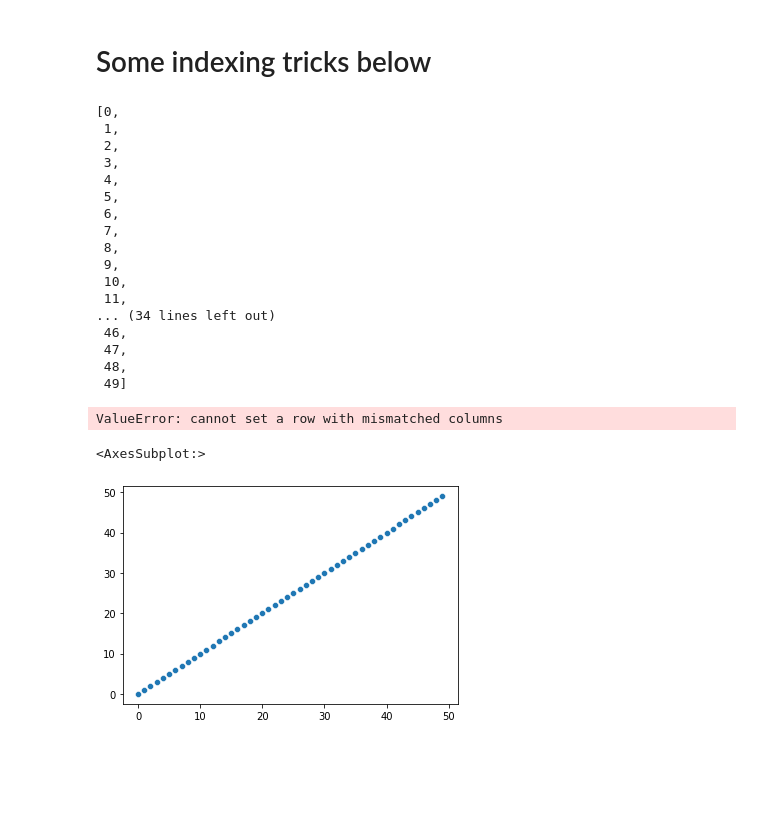
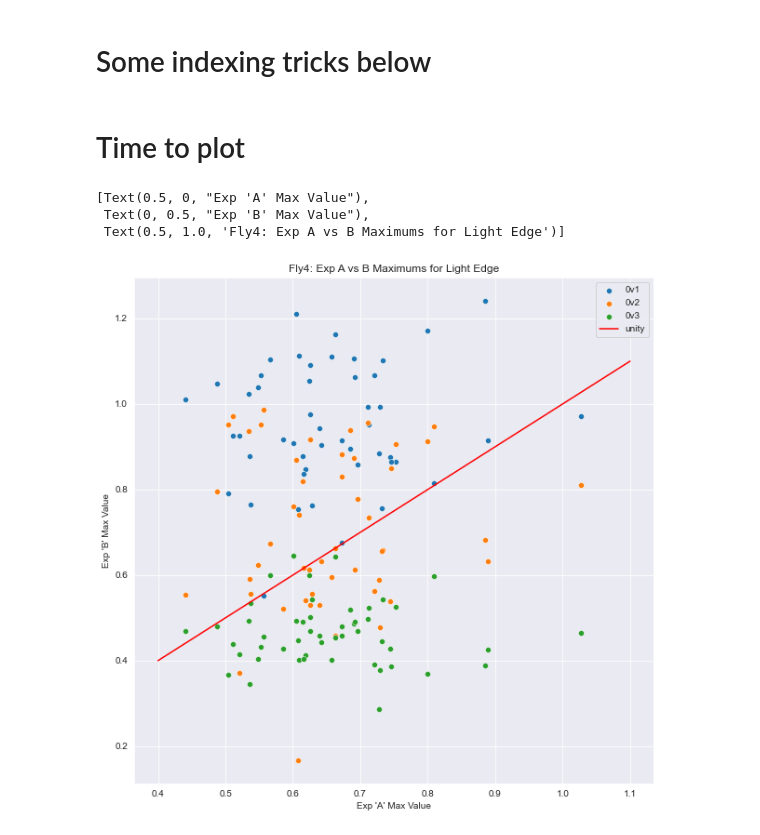
Before and after one commit to Biofall/two_photon_analysis, a Jupyter notebook: notebooks/asta_addition.ipynb, the cells around one changed output. Drawn from its saved outputs; the diff is of its cells as text; code cells hidden in the pictures; blank space fills up the shorter version.

Commit message:
Scatterplots!
Got scatterplots working for various exp condition comparisons

```diff
--- a/notebooks/asta_addition.ipynb
+++ b/notebooks/asta_addition.ipynb
@@ -427,5 +406,5 @@ def getFilteredTrialsFromHDF5(file_location, hdf5_name, series_number, roi_name,
 # %%
-def getStatsFromEpochResponse(expts, query_item):
+def getStatsFromEpochResponse(expts, query_item, fly_ID = 0):
     # Takes expts and query, outputs all_stats list
     all_stats = []
 
@@ -433,7 +412,7 @@ def getStatsFromEpochResponse(expts, query_item):
         print(f'Experiment {exp_ind+1} of {len(expts)}')
         # First grab the time_vector and epoch_responses
         roi_name = expts[exp_ind,3]
-        time_vector, epoch_response = getFilteredTrialsFromHDF5(
+        time_vector, epoch_response, ID = getFilteredTrialsFromHDF5(
             file_location = expts[exp_ind,0],
             hdf5_name = expts[exp_ind,1],
             series_number = expts[exp_ind,2],
@@ -450,7 +429,7 @@ def getStatsFromEpochResponse(expts, query_item):
         trials_mean = np.squeeze(ID.getResponseAmplitude(epoch_response, metric = 'mean'))
         #trials_mean_mean = np.nanmean(trials_mean)
 
-        stats_list = [list(range(epoch_response.shape[1])), trials_min, trials_max, trials_mean, query_item, exp_ind, roi_name]
+        stats_list = [list(range(epoch_response.shape[1])), trials_min, trials_max, trials_mean, query_item, exp_ind, roi_name, fly_ID]
         #print(stats_list)
         all_stats.append(stats_list)
 
@@ -492,0 +437,14 @@ all_stats_1_prox[0][0]
+# %%
+# fly1
+all_stats_1_prox_fly1 = getStatsFromEpochResponse(fly1_expts_prox, query_item=1, fly_ID=1)
+stats_DF_1_prox_fly1 = pd.DataFrame(all_stats_1_prox_fly1)
+
+all_stats_0_prox_fly1 = getStatsFromEpochResponse(fly1_expts_prox, query_item=0, fly_ID=1)
+stats_DF_0_prox_fly1 = pd.DataFrame(all_stats_0_prox_fly1)
+
+# fly4
+all_stats_1_prox_fly4 = getStatsFromEpochResponse(fly4_expts_prox, query_item=1, fly_ID=4)
+stats_DF_1_prox_fly4 = pd.DataFrame(all_stats_1_prox_fly4)
+
+all_stats_0_prox_fly4 = getStatsFromEpochResponse(fly4_expts_prox, query_item=0, fly_ID=4)
+stats_DF_0_prox_fly4 = pd.DataFrame(all_stats_0_prox_fly4)
@@ -508,3 +471,9 @@ array([-0.08872276, -0.14449461, -0.19301554, -0.10875591, -0.13824272,
 # %%
-statsDF_1_prox = pd.DataFrame(all_stats_1_prox)
-statsDF_1_prox.columns=['Trial_Number', 'Trial_Min', 'Trial_Max', 'Trial_Mean', 'Query_Item', 'Exp_Ind', 'ROI_Name']
+stats_DF_prox_com = [stats_DF_1_prox_fly1, stats_DF_0_prox_fly1, stats_DF_1_prox_fly4, stats_DF_0_prox_fly4]
+stats_DF_prox = pd.concat(stats_DF_prox_com)
+stats_DF_prox.columns=[
+                        'Trial_Number', 'Trial_Min', 'Trial_Max',
+                        'Trial_Mean', 'Query_Item', 'Exp_Ind',
+                        'ROI_Name', 'Fly_ID'
+                        ]
+stats_DF_prox = stats_DF_prox.reset_index(drop=True)
@@ -577,34 +507,20 @@ query1_exp0 = df[(df.Query_Item==1) & (df.Exp_Ind==0)]
 query1_exp1 = df[(df.Query_Item==1) & (df.Exp_Ind==1)]
 query1_exp2 = df[(df.Query_Item==1) & (df.Exp_Ind==2)]
 query1_exp3 = df[(df.Query_Item==1) & (df.Exp_Ind==3)]
-# %%
-query0_exp0.Trial_Number[0]
-# %% [output]
-[0,
- 1,
- 2,
- 3,
- 4,
- 5,
- 6,
- 7,
- 8,
- 9,
- 10,
- 11,
-... (34 lines left out)
- 46,
- 47,
- 48,
- 49]
-# %%
-query0_exp0.loc['Trial_Number'] = np.array(query0_exp0.Trial_Number[0])
-
-test
-# %% [output]
-ValueError: cannot set a row with mismatched columns
-# %%
-sns.scatterplot(x = np.array(df.Trial_Number[0]), y = np.array(df.Trial_Number[0]))
-# %% [output]
-<AxesSubplot:>
-[figure, removed]
+# %% [markdown]
+# Time to plot
+# %%
+sns.set_style("darkgrid")
+
+fig, ax = plt.subplots(figsize=(10,10))
+p1 = sns.scatterplot(x = stats_DF_prox.Trial_Max[8], y = stats_DF_prox.Trial_Max[9], ax=ax)
+p2 = sns.scatterplot(x = stats_DF_prox.Trial_Max[8], y = stats_DF_prox.Trial_Max[10], ax=ax)
+p3 = sns.scatterplot(x = stats_DF_prox.Trial_Max[8], y = stats_DF_prox.Trial_Max[11], ax=ax)
+p4 = sns.lineplot(x=np.linspace(0.4, 1.1), y=np.linspace(0.4, 1.1), color='r', ax=ax)
+ax.legend(labels=["0v1", "0v2", "0v3", "unity"])
+ax.set(xlabel="Exp 'A' Max Value", ylabel="Exp 'B' Max Value", title="Fly4: Exp A vs B Maximums for Light Edge")
+# %% [output]
+[Text(0.5, 0, "Exp 'A' Max Value"),
+ Text(0, 0.5, "Exp 'B' Max Value"),
+ Text(0.5, 1.0, 'Fly4: Exp A vs B Maximums for Light Edge')]
+[figure, added]
```
Also changed, not shown: parts of 19 cells of this notebook.
